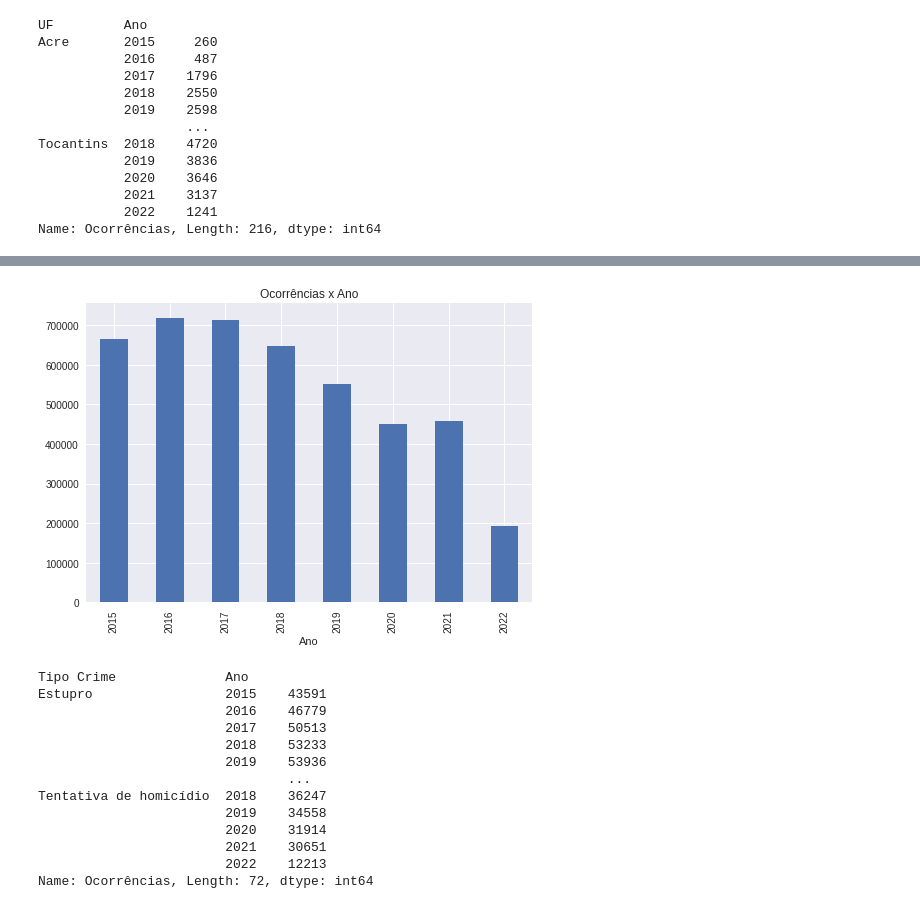
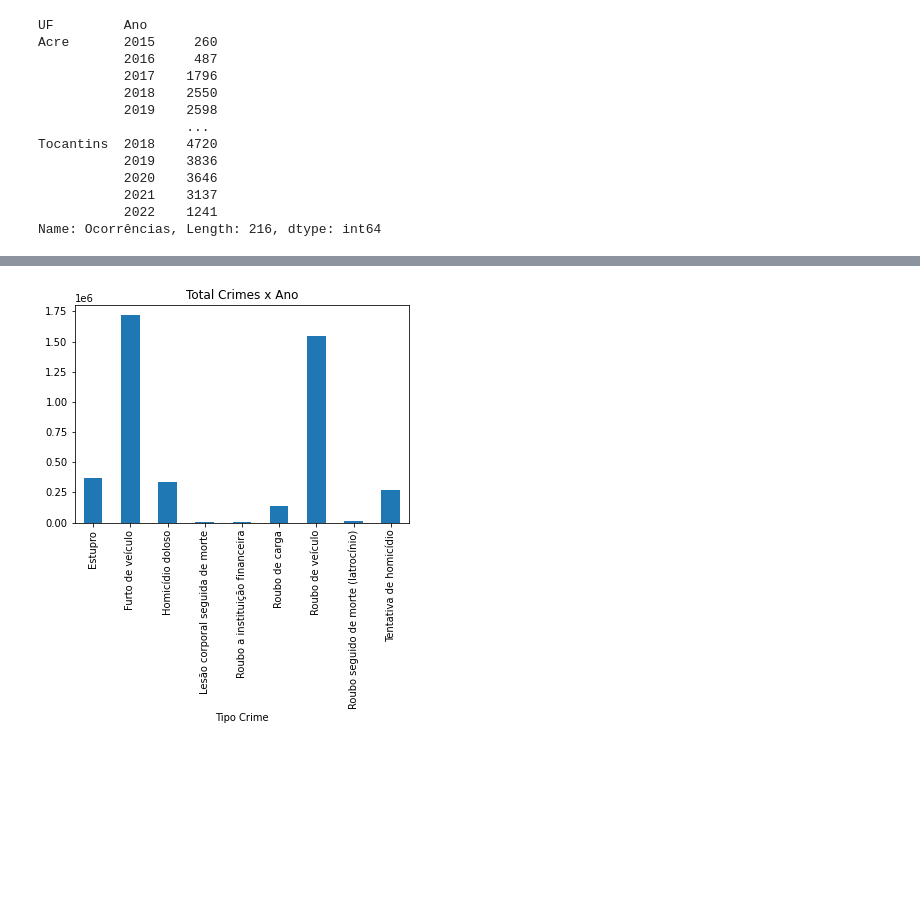
Before and after one commit to tomasiamussuri/DA_SegurancaPublicaBrasil, a Jupyter notebook: SegurancaPublica.ipynb, the cells around one changed output, grey strips where cells are left out. Saved outputs shown, nothing was run; the diff lists cells and outputs as text; code cells hidden in the pictures; blank space fills up the shorter version.

```diff
--- a/SegurancaPublica.ipynb
+++ b/SegurancaPublica.ipynb
@@ -5,7 +5,8 @@
 import pandas as pd
 import numpy as np
 import matplotlib.pyplot as plt
-plt.style.use("seaborn")
+#import seaborn as sns
+# plt.style.use("seaborn")
 # %%
 # Upload do arquivo
 from google.colab import files
@@ -34,3 +42,6 @@ display(df)
+# %%
+# Convertendo Ano de int64 para object
+df["Ano"] = df["Ano"].astype(object)
 # %%
 # Total de Ocorrências
 df["Ocorrências"].sum()
@@ -153,24 +169,7 @@ plt.ylabel = ("Ocorrências");
 # %%
-df.groupby("Ano")["Ocorrências"].sum().plot.bar(title="Ocorrências x Ano")
-plt.xlabel = ("Ano")
+df.groupby("Tipo Crime")["Ocorrências"].sum().plot.bar(title="Total Crimes")
+plt.xlabel = ("Tipo Crime")
 plt.ylabel = ("Ocorrências");
 # plt.xticks(rotation = 'horizontal');
 # %% [output]
-[figure, old version]
+[figure, new version]
-# %%
-# Calcular Total por Tipo de Homicidio e Ano
-df.groupby([df["Tipo Crime"], "Ano"])["Ocorrências"].sum()
-# %% [output]
-Tipo Crime              Ano
-Estupro                 2015    43591
-                        2016    46779
-                        2017    50513
-                        2018    53233
-                        2019    53936
-                                ...
-Tentativa de homicídio  2018    36247
-                        2019    34558
-                        2020    31914
-                        2021    30651
-                        2022    12213
-Name: Ocorrências, Length: 72, dtype: int64
```
Also changed, not shown: parts of 10 cells of this notebook.
